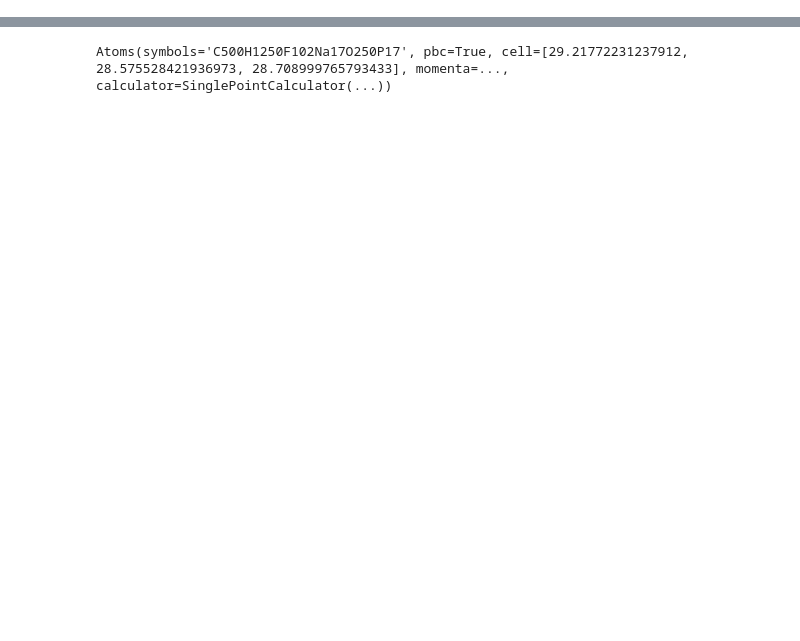
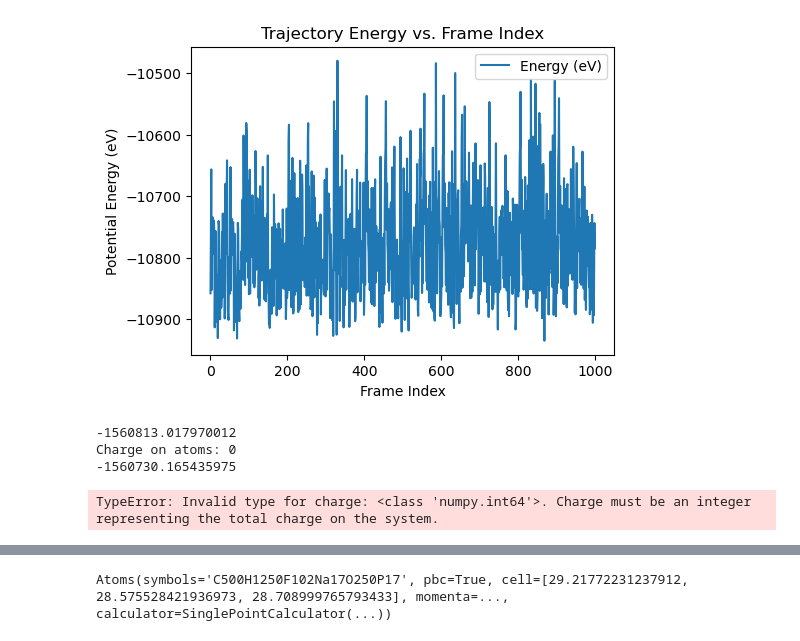
Before and after one commit to ishanthewizard/MLFF-distill, a Jupyter notebook: APPLICATIONS/electrolytes/visualize.ipynb, the cells around one changed output, grey strips where cells are left out. Saved outputs shown, nothing was run; the diff lists cells and outputs as text; code cells hidden in the pictures; blank space fills up the shorter version.

```diff
--- a/APPLICATIONS/electrolytes/visualize.ipynb
+++ b/APPLICATIONS/electrolytes/visualize.ipynb
@@ -36,0 +35,27 @@ NGLWidget(max_frame=1893)
+# %%
+plot_efs(molecules_train)
+# %% [output]
+[figure, added]
+# %%
+calc = get_uma_calc()
+
+atoms = molecules_train[0]
+
+# To get the total charge on the atoms object, use:
+# (ASE Atoms does not have a built-in 'charge' attribute by default, but it may be set in atoms.info or atoms.charge)
+# Check common locations for charge information:
+
+print(atoms.get_potential_energy())
+atoms.info['charge'] = int(atoms.info['charge'])
+atoms.info['spin'] = int(atoms.info['spin'])
+print("Charge on atoms:", atoms.info['charge'])
+
+# If you want to set the charge (e.g., for calculators that require it), you can do:
+# atoms.charge = 0  # or whatever integer value is appropriate
+
+atoms.calc = calc
+print(atoms.get_total_energy())
+# %% [output]
+-1560813.017970012
+Charge on atoms: 0
+-1560730.165435975
@@ -36,0 +92,4 @@ NGLWidget(max_frame=1893)
+# %%
+plot_efs(molecules_val)
+# %% [output]
+TypeError: Invalid type for charge: <class 'numpy.int64'>. Charge must be an integer representing the total charge on the system.
```
Also changed, not shown: parts of 11 cells of this notebook, 11 other files.
